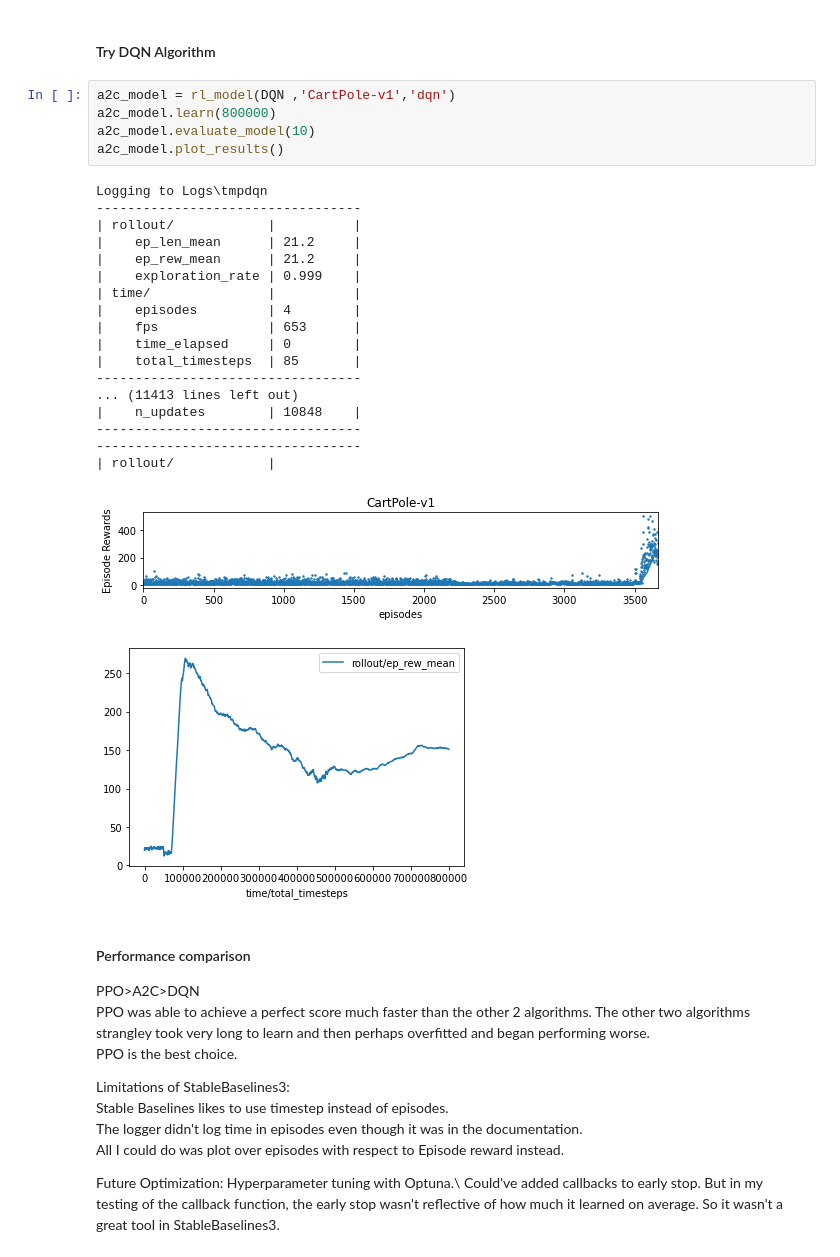
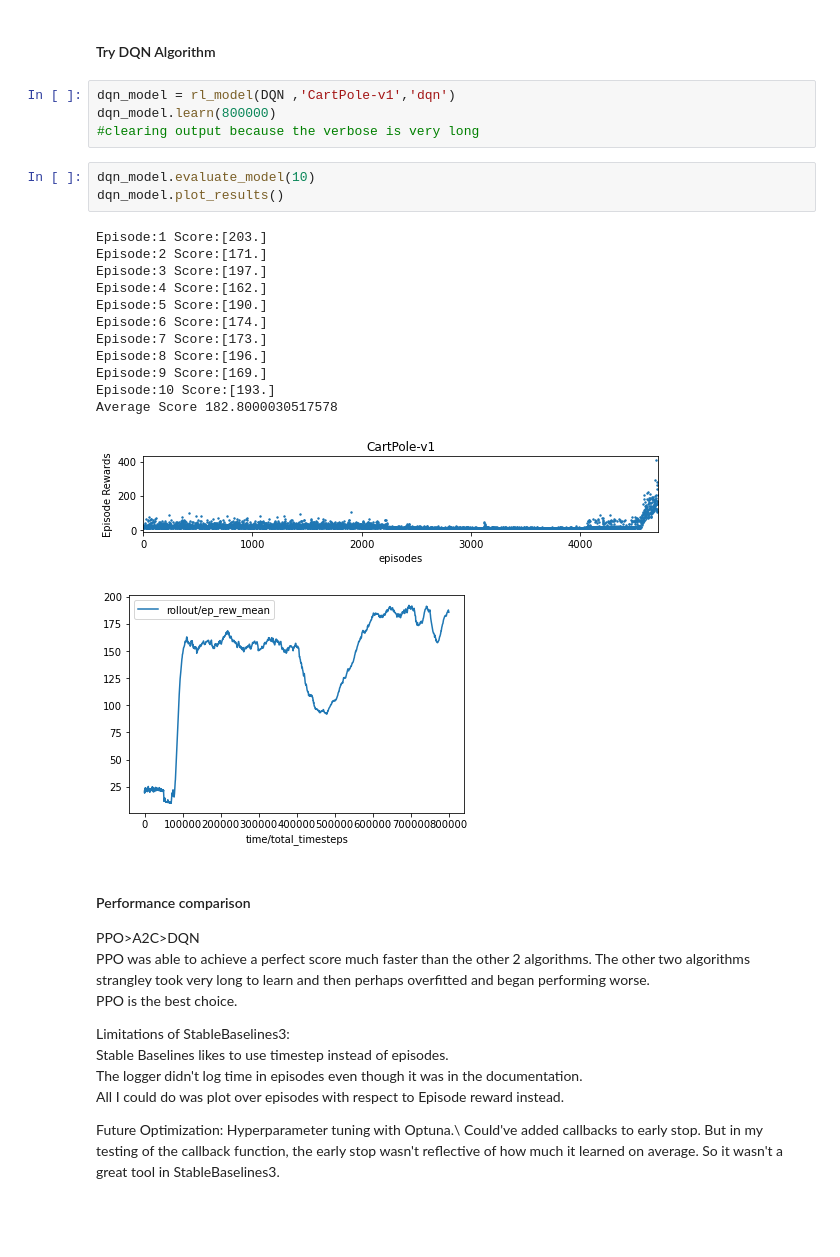
Before and after one commit to adclama9/cartpole-rl, a Jupyter notebook: main.ipynb, the cells around one changed output. Saved outputs shown, nothing was run; the diff lists cells and outputs as text; blank space fills up the shorter version.

```diff
--- a/main.ipynb
+++ b/main.ipynb
@@ -164,30 +142,26 @@ Logging to Logs\tmpa2c
 # %% [markdown]
 #### Try DQN Algorithm
 # %%
-a2c_model = rl_model(DQN ,'CartPole-v1','dqn')
-a2c_model.learn(800000)
-a2c_model.evaluate_model(10)
-a2c_model.plot_results()
+dqn_model = rl_model(DQN ,'CartPole-v1','dqn')
+dqn_model.learn(800000)
+#clearing output because the verbose is very long
-# %% [output]
-Logging to Logs\tmpdqn
-----------------------------------
-| rollout/            |          |
-|    ep_len_mean      | 21.2     |
-|    ep_rew_mean      | 21.2     |
-|    exploration_rate | 0.999    |
-| time/               |          |
-|    episodes         | 4        |
-|    fps              | 653      |
-|    time_elapsed     | 0        |
-|    total_timesteps  | 85       |
-----------------------------------
-... (11413 lines left out)
-|    n_updates        | 10848    |
-----------------------------------
-----------------------------------
-| rollout/            |
-[figure, removed]
-[figure, removed]
+# %%
+dqn_model.evaluate_model(10)
+dqn_model.plot_results()
+# %% [output]
+Episode:1 Score:[203.]
+Episode:2 Score:[171.]
+Episode:3 Score:[197.]
+Episode:4 Score:[162.]
+Episode:5 Score:[190.]
+Episode:6 Score:[174.]
+Episode:7 Score:[173.]
+Episode:8 Score:[196.]
+Episode:9 Score:[169.]
+Episode:10 Score:[193.]
+Average Score 182.8000030517578
+[figure, added]
+[figure, added]
 # %% [markdown]
 #### Performance comparison
 PPO>A2C>DQN\
```
Also changed, not shown: parts of 5 cells of this notebook.
